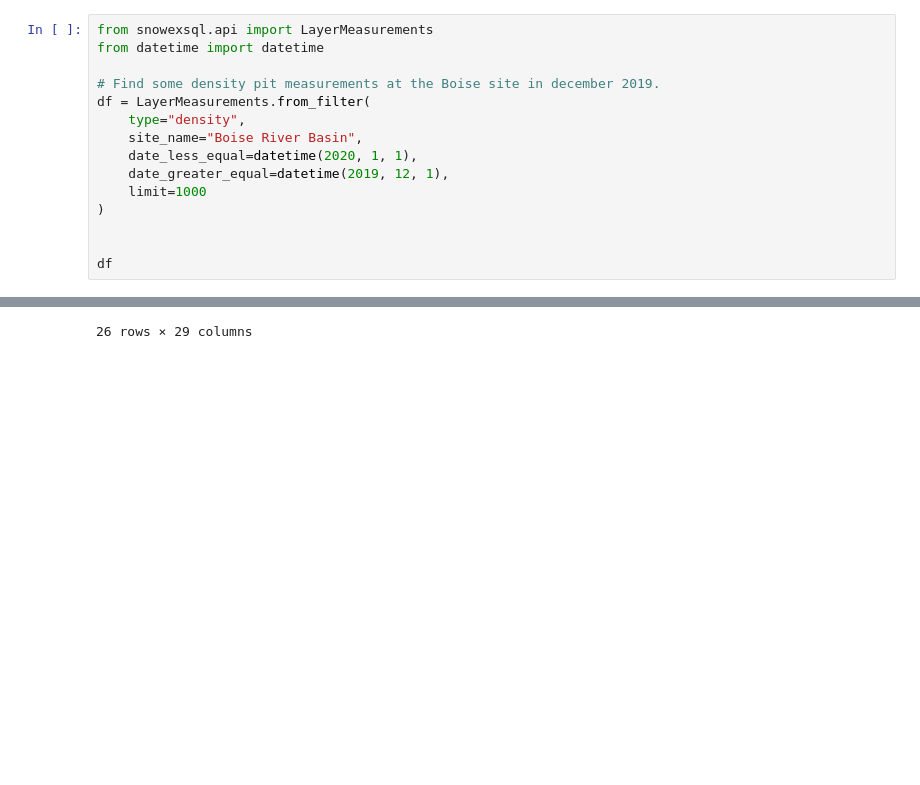
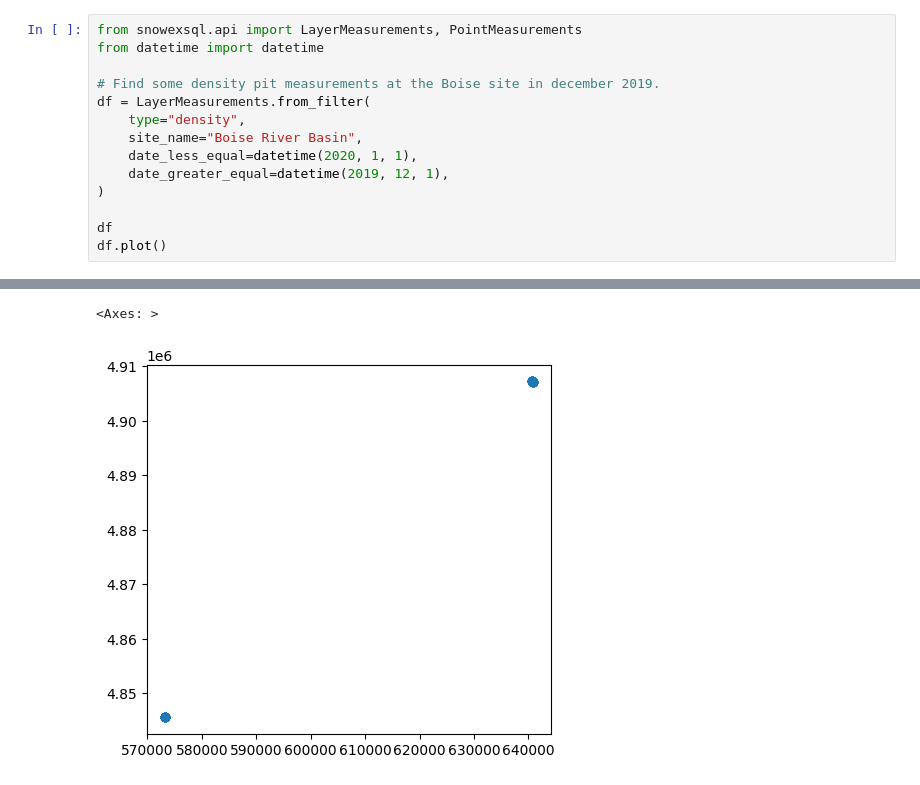
Before and after one commit to snowex-hackweek/website-2024, a Jupyter notebook: book/tutorials/snowex_database/3_forming_queries.ipynb, the cells around one changed output, grey strips where cells are left out. Drawn from its saved outputs; the diff is of its cells as text; blank space fills up the shorter version.

```diff
--- a/book/tutorials/snowex_database/3_forming_queries.ipynb
+++ b/book/tutorials/snowex_database/3_forming_queries.ipynb
@@ -8,5 +7,5 @@ We have two options, `from_filter` and `from_area`
 # %%
-from snowexsql.api import LayerMeasurements
+from snowexsql.api import LayerMeasurements, PointMeasurements
 from datetime import datetime
 
 # Find some density pit measurements at the Boise site in december 2019.
@@ -15,9 +14,8 @@ df = LayerMeasurements.from_filter(
     site_name="Boise River Basin",
     date_less_equal=datetime(2020, 1, 1),
     date_greater_equal=datetime(2019, 12, 1),
-    limit=1000
 )
 
-
 df
+df.plot()
 # %% [output]
@@ -41 +22,2 @@ df
-26 rows × 29 columns
+<Axes: >
+[figure, added]
```
Also changed, not shown: parts of 17 cells of this notebook, 3 other files.
